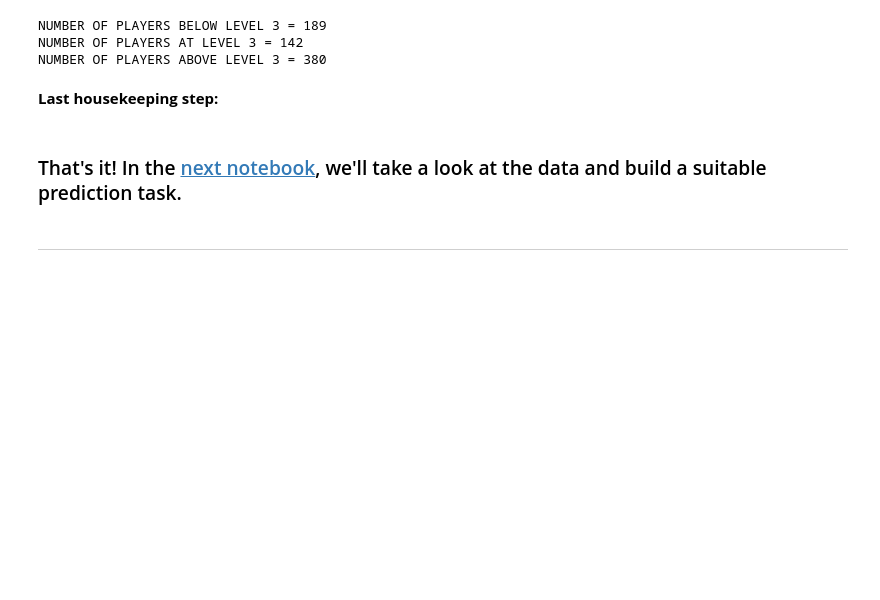
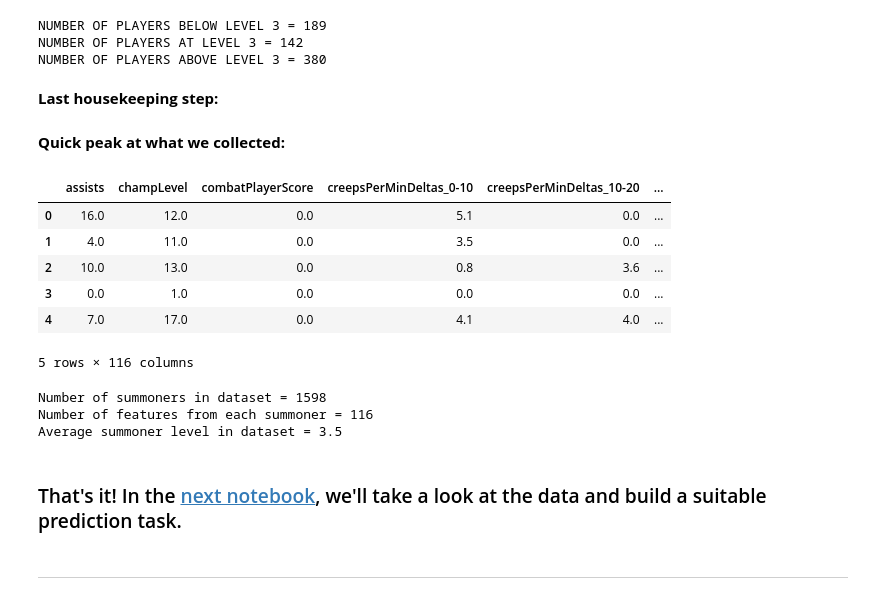
Before and after one commit to dskarbrevik/League-of-Legends-Churn-Prediction, a Jupyter notebook: Riot Churn Predictor [Part 1 - Data Collection].ipynb, the cells around one changed output. Saved outputs shown, nothing was run; the diff lists cells and outputs as text; code cells hidden in the pictures; blank space fills up the shorter version.

```diff
--- a/Riot Churn Predictor [Part 1 - Data Collection].ipynb
+++ b/Riot Churn Predictor [Part 1 - Data Collection].ipynb
@@ -1100,10 +1100,30 @@ NUMBER OF PLAYERS ABOVE LEVEL 3 = 380
 # %% [markdown]
 **Last housekeeping step:**
 # %%
-master_db, summoners_in_db = end_of_round_housekeeping(master_db = master_df,
+master_df, summoners_in_db = end_of_round_housekeeping(master_db = master_df,
                                                                    round_db = game_data_list8,
                                                                    master_id_list = summoners_in_db,
                                                                    round_list = seed_list8)
+# %% [markdown]
+**Quick peak at what we collected:**
+# %%
+master_df.head()
+# %% [output]
+|  | assists | champLevel | combatPlayerScore | creepsPerMinDeltas_0-10 | creepsPerMinDeltas_10-20 | ... |
+| 0 | 16.0 | 12.0 | 0.0 | 5.1 | 0.0 | ... |
+| 1 | 4.0 | 11.0 | 0.0 | 3.5 | 0.0 | ... |
+| 2 | 10.0 | 13.0 | 0.0 | 0.8 | 3.6 | ... |
+| 3 | 0.0 | 1.0 | 0.0 | 0.0 | 0.0 | ... |
+| 4 | 7.0 | 17.0 | 0.0 | 4.1 | 4.0 | ... |
+5 rows × 116 columns
+# %%
+print("Number of summoners in dataset = {}".format(master_df.shape[0]))
+print("Number of features from each summoner = {}".format(master_df.shape[1]))
+print("Average summoner level in dataset = {}".format(round(np.average(master_df['summoner_level']),1)))
+# %% [output]
+Number of summoners in dataset = 1598
+Number of features from each summoner = 116
+Average summoner level in dataset = 3.5
 # %% [markdown]
 ### That's it! In the <a href="https://github.com/dskarbrevik/Riot_Churn_Prediction/blob/master/Riot%20Churn%20Predictor%20%5BPart%202%20-%20Modeling%5D.ipynb">next notebook</a>, we'll take a look at the data and build a suitable prediction task.
 # %% [markdown]
```
Also changed, not shown: parts of 1 cell of this notebook.
